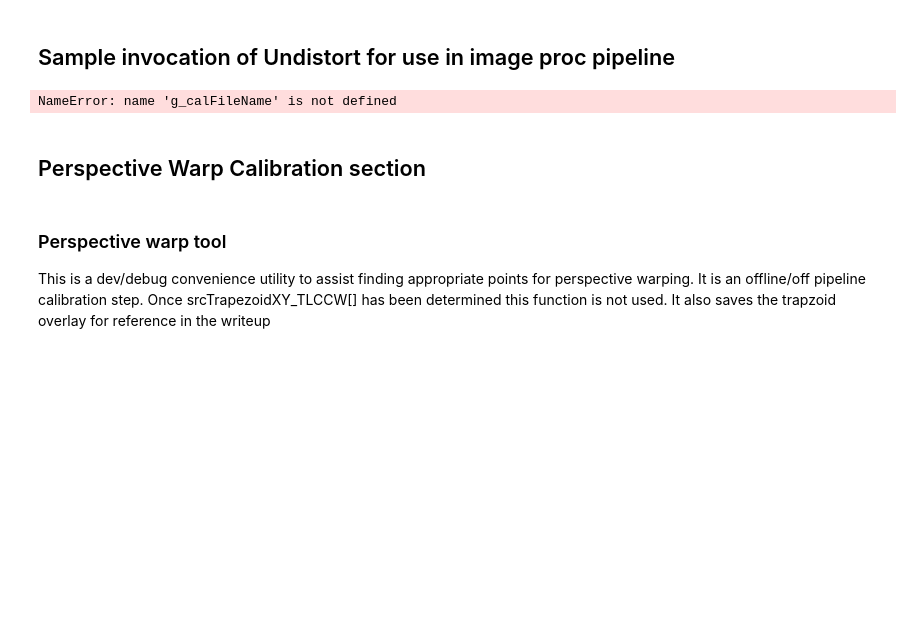
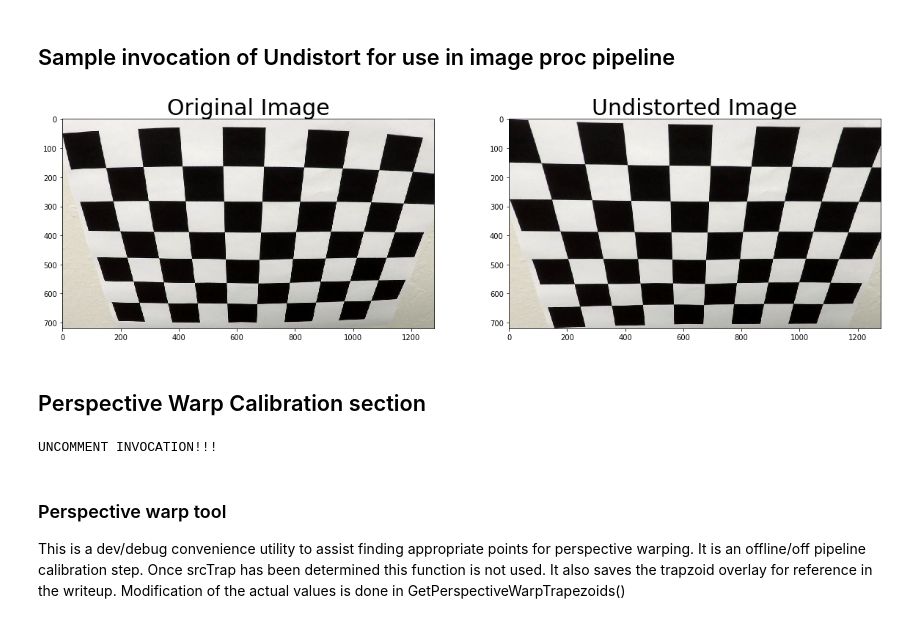
Before and after one commit to cielsys/CarND-Advanced-Lane-Lines, a Jupyter notebook: CameraCal.ipynb, the cells around one changed output. Cells and saved outputs as stored; diff of their text form; code cells hidden in the pictures; blank space fills up the shorter version.

```diff
--- a/CameraCal.ipynb
+++ b/CameraCal.ipynb
@@ -215,21 +215,21 @@ calImageIndex=20 cornersFound=True
 # %%
 def SampleInvocationUndistort():
     imgFileName = 'camera_cal/calibration2.jpg'
     imgIn = mpimg.imread(imgFileName)
 
-    dictCameraCalVals = CameraCal_LoadCalFile(g_calFileName)
+    dictCameraCalVals = CameraCal_LoadCalFile(g_CameraDistortionCalValsFileName)
     imgUndistorted = CameraCal_Undistort(dictCameraCalVals, imgIn)
 
     %matplotlib inline
     f, (ax1, ax2) = plt.subplots(1, 2, figsize=(20,10))
     ax1.imshow(imgIn)
     ax1.set_title('Original Image', fontsize=30)
     ax2.imshow(imgUndistorted)
     ax2.set_title('Undistorted Image', fontsize=30)
 
 SampleInvocationUndistort()
 # %% [output]
-NameError: name 'g_calFileName' is not defined
+[figure, added]
 # %% [markdown]
 ## Perspective Warp Calibration section
 # %%
@@ -313,7 +313,7 @@ def SampleInvocationPerspectiveWarp():
     imgInFileName = 'camera_caloutput/straight_lines2.warptrap.jpg'
     imgIn = mpimg.imread(imgInFileName)
 
-    dictCameraCalVals = CameraCal_LoadCalFile(g_calFileName)
+    dictCameraCalVals = CameraCal_LoadCalFile(g_CameraDistortionCalValsFileName)
     imgIn = CameraCal_Undistort(dictCameraCalVals, imgIn)
 
     useCalFile = False
@@ -324,8 +324,8 @@ def SampleInvocationPerspectiveWarp():
 
     imgWarped = DoPerspectiveTransform(imgIn, matPerspectiveWarp)
 
-    #%matplotlib qt4
-    %matplotlib inline
+    %matplotlib qt4
+    #%matplotlib inline
     f, (ax1, ax2) = plt.subplots(1, 2, figsize=(20,10))
     ax1.imshow(imgIn)
     ax1.set_title('imgIn', fontsize=30)
@@ -338,11 +338,14 @@ def SampleInvocationPerspectiveWarp():
 
 print("UNCOMMENT INVOCATION!!!")
 SampleInvocationPerspectiveWarp()
+# %% [output]
+UNCOMMENT INVOCATION!!!
 # %% [markdown]
 ### Perspective warp tool
 This is a dev/debug convenience utility to assist finding appropriate points for perspective warping.
-It is an offline/off pipeline calibration step. Once srcTrapezoidXY_TLCCW[] has been determined this function is not used.
-It also saves the trapzoid overlay for reference in the writeup
+It is an offline/off pipeline calibration step. Once srcTrap has been determined this function is not used.
+It also saves the trapzoid overlay for reference in the writeup.
+Modification of the actual values is done in GetPerspectiveWarpTrapezoids()
 # %%
 def EmpiricalWarpTrapazoidTool():
     imgIn1FileName = 'test_images/straight_lines1.jpg'
```
Also changed, not shown: parts of 2 cells of this notebook, 5 other files.
